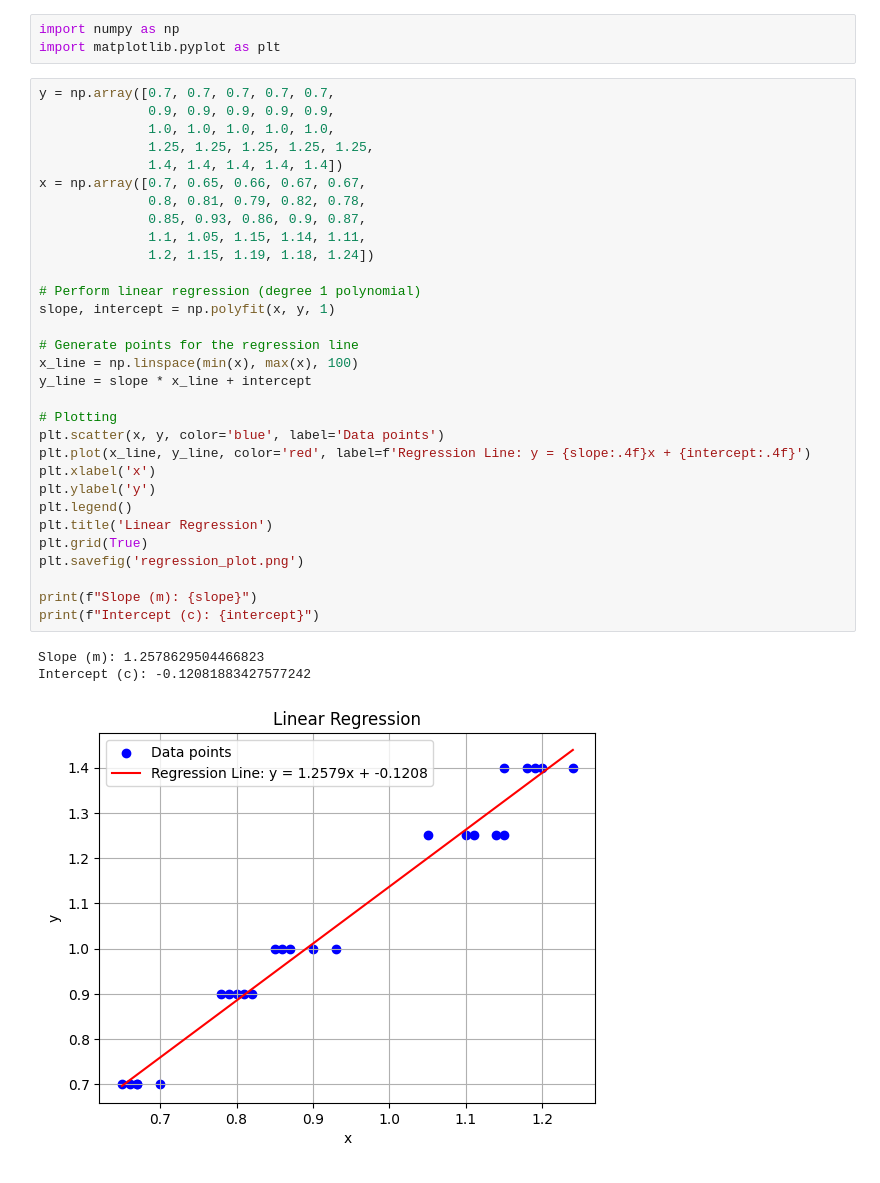
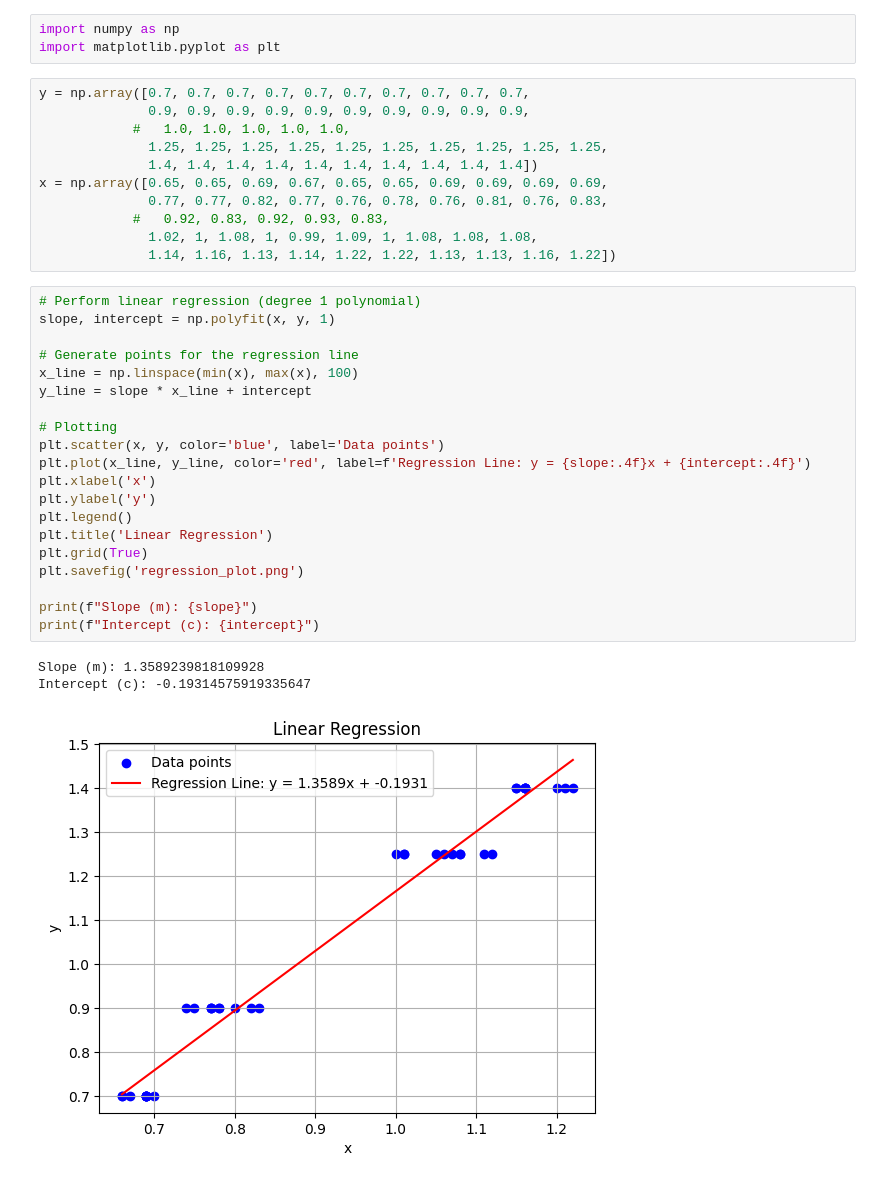
Before and after one commit to NattapongSt/Detect-Circles, a Jupyter notebook: analyze.ipynb, the cells around one changed output. Drawn from its saved outputs; the diff is of its cells as text.

```diff
--- a/analyze.ipynb
+++ b/analyze.ipynb
@@ -1,41 +1,41 @@
 # %%
 import numpy as np
 import matplotlib.pyplot as plt
+# %%
+y = np.array([0.7, 0.7, 0.7, 0.7, 0.7, 0.7, 0.7, 0.7, 0.7, 0.7,
+              0.9, 0.9, 0.9, 0.9, 0.9, 0.9, 0.9, 0.9, 0.9, 0.9,
+            #   1.0, 1.0, 1.0, 1.0, 1.0,
+              1.25, 1.25, 1.25, 1.25, 1.25, 1.25, 1.25, 1.25, 1.25, 1.25,
+              1.4, 1.4, 1.4, 1.4, 1.4, 1.4, 1.4, 1.4, 1.4, 1.4])
+x = np.array([0.65, 0.65, 0.69, 0.67, 0.65, 0.65, 0.69, 0.69, 0.69, 0.69,
+              0.77, 0.77, 0.82, 0.77, 0.76, 0.78, 0.76, 0.81, 0.76, 0.83,
+            #   0.92, 0.83, 0.92, 0.93, 0.83,
+              1.02, 1, 1.08, 1, 0.99, 1.09, 1, 1.08, 1.08, 1.08,
+              1.14, 1.16, 1.13, 1.14, 1.22, 1.22, 1.13, 1.13, 1.16, 1.22])
 # %%
-y = np.array([0.7, 0.7, 0.7, 0.7, 0.7,
-              0.9, 0.9, 0.9, 0.9, 0.9,
-              1.0, 1.0, 1.0, 1.0, 1.0,
-              1.25, 1.25, 1.25, 1.25, 1.25,
-              1.4, 1.4, 1.4, 1.4, 1.4])
-x = np.array([0.7, 0.65, 0.66, 0.67, 0.67,
-              0.8, 0.81, 0.79, 0.82, 0.78,
-              0.85, 0.93, 0.86, 0.9, 0.87,
-              1.1, 1.05, 1.15, 1.14, 1.11,
-              1.2, 1.15, 1.19, 1.18, 1.24])
-
 # Perform linear regression (degree 1 polynomial)
 slope, intercept = np.polyfit(x, y, 1)
 
 # Generate points for the regression line
 x_line = np.linspace(min(x), max(x), 100)
 y_line = slope * x_line + intercept
 
 # Plotting
 plt.scatter(x, y, color='blue', label='Data points')
 plt.plot(x_line, y_line, color='red', label=f'Regression Line: y = {slope:.4f}x + {intercept:.4f}')
 plt.xlabel('x')
 plt.ylabel('y')
 plt.legend()
 plt.title('Linear Regression')
 plt.grid(True)
 plt.savefig('regression_plot.png')
 
 print(f"Slope (m): {slope}")
 print(f"Intercept (c): {intercept}")
 # %% [output]
-Slope (m): 1.2578629504466823
-Intercept (c): -0.12081883427577242
+Slope (m): 1.3589239818109928
+Intercept (c): -0.19314575919335647
-[figure, old version]
+[figure, new version]
 # %%
 x_input = float(input("x:"))
 print("x:", x_input)
```
Also changed, not shown: parts of 3 cells of this notebook, 6 other files.
